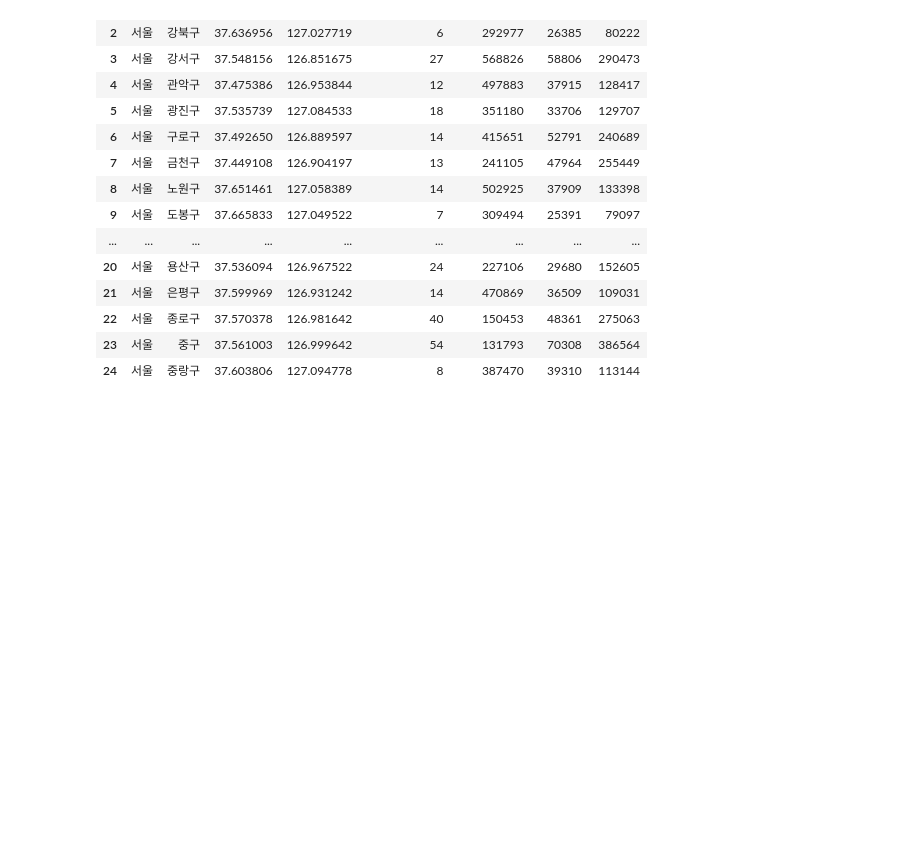
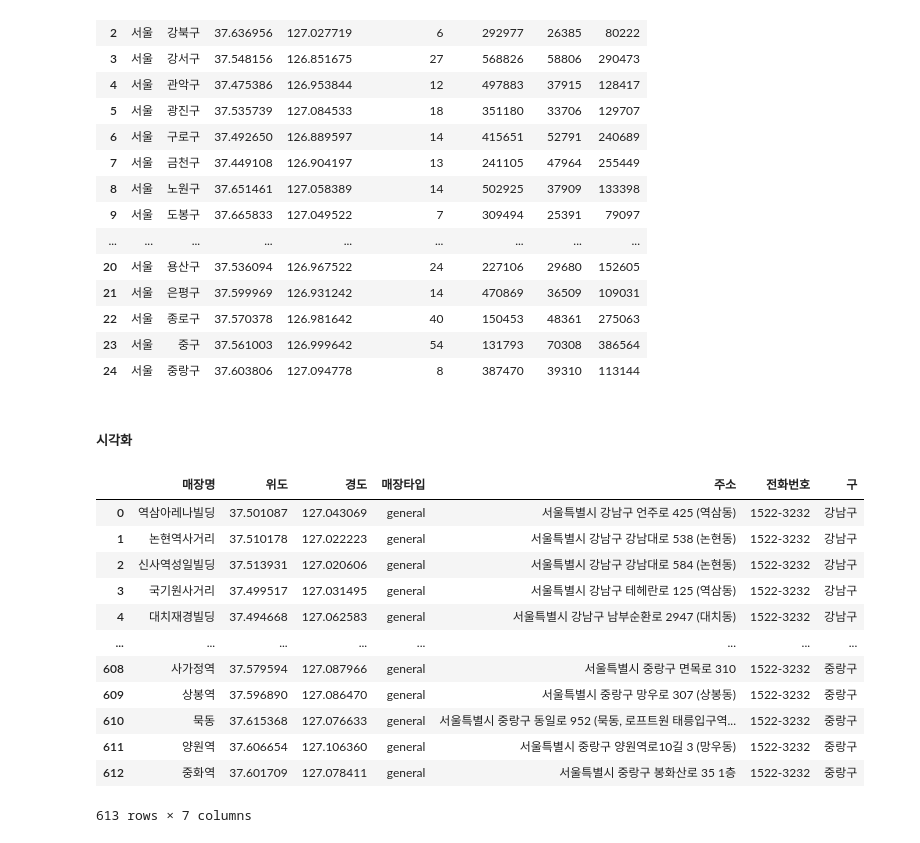
Before and after one commit to devuoon/bigdata-analysis-2024, a Jupyter notebook: day07/da16_스타벅스매장_입지분석.ipynb, the cells around one changed output. Saved outputs shown, nothing was run; the diff lists cells and outputs as text; code cells hidden in the pictures; blank space fills up the shorter version.

```diff
--- a/day07/da16_스타벅스매장_입지분석.ipynb
+++ b/day07/da16_스타벅스매장_입지분석.ipynb
@@ -193,0 +196,2 @@ lastSbSeoulCount.to_excel('./data/최종_서울_스타벅스매장_데이터.xls
+# %% [markdown]
+##### 시각화
@@ -193,0 +202,18 @@ lastSbSeoulCount.to_excel('./data/최종_서울_스타벅스매장_데이터.xls
+# %%
+# 새로 엑셀에서 서울시 스타벅스 매장위치 데이터 로드
+dfStarbucksSeoul = pd.read_excel('./data/최종_서울_스타벅스매장리스트.xlsx')
+dfStarbucksSeoul
+# %% [output]
+|  | 매장명 | 위도 | 경도 | 매장타입 | 주소 | 전화번호 | 구 |
+| 0 | 역삼아레나빌딩 | 37.501087 | 127.043069 | general | 서울특별시 강남구 언주로 425 (역삼동) | 1522-3232 | 강남구 |
+| 1 | 논현역사거리 | 37.510178 | 127.022223 | general | 서울특별시 강남구 강남대로 538 (논현동) | 1522-3232 | 강남구 |
+| 2 | 신사역성일빌딩 | 37.513931 | 127.020606 | general | 서울특별시 강남구 강남대로 584 (논현동) | 1522-3232 | 강남구 |
+| 3 | 국기원사거리 | 37.499517 | 127.031495 | general | 서울특별시 강남구 테헤란로 125 (역삼동) | 1522-3232 | 강남구 |
+| 4 | 대치재경빌딩 | 37.494668 | 127.062583 | general | 서울특별시 강남구 남부순환로 2947 (대치동) | 1522-3232 | 강남구 |
+| ... | ... | ... | ... | ... | ... | ... | ... |
+| 608 | 사가정역 | 37.579594 | 127.087966 | general | 서울특별시 중랑구 면목로 310 | 1522-3232 | 중랑구 |
+| 609 | 상봉역 | 37.596890 | 127.086470 | general | 서울특별시 중랑구 망우로 307 (상봉동) | 1522-3232 | 중랑구 |
+| 610 | 묵동 | 37.615368 | 127.076633 | general | 서울특별시 중랑구 동일로 952 (묵동, 로프트원 태릉입구역... | 1522-3232 | 중랑구 |
+| 611 | 양원역 | 37.606654 | 127.106360 | general | 서울특별시 중랑구 양원역로10길 3 (망우동) | 1522-3232 | 중랑구 |
+| 612 | 중화역 | 37.601709 | 127.078411 | general | 서울특별시 중랑구 봉화산로 35 1층 | 1522-3232 | 중랑구 |
+613 rows × 7 columns
```
Also changed, not shown: parts of 10 cells of this notebook, 4 other files.
